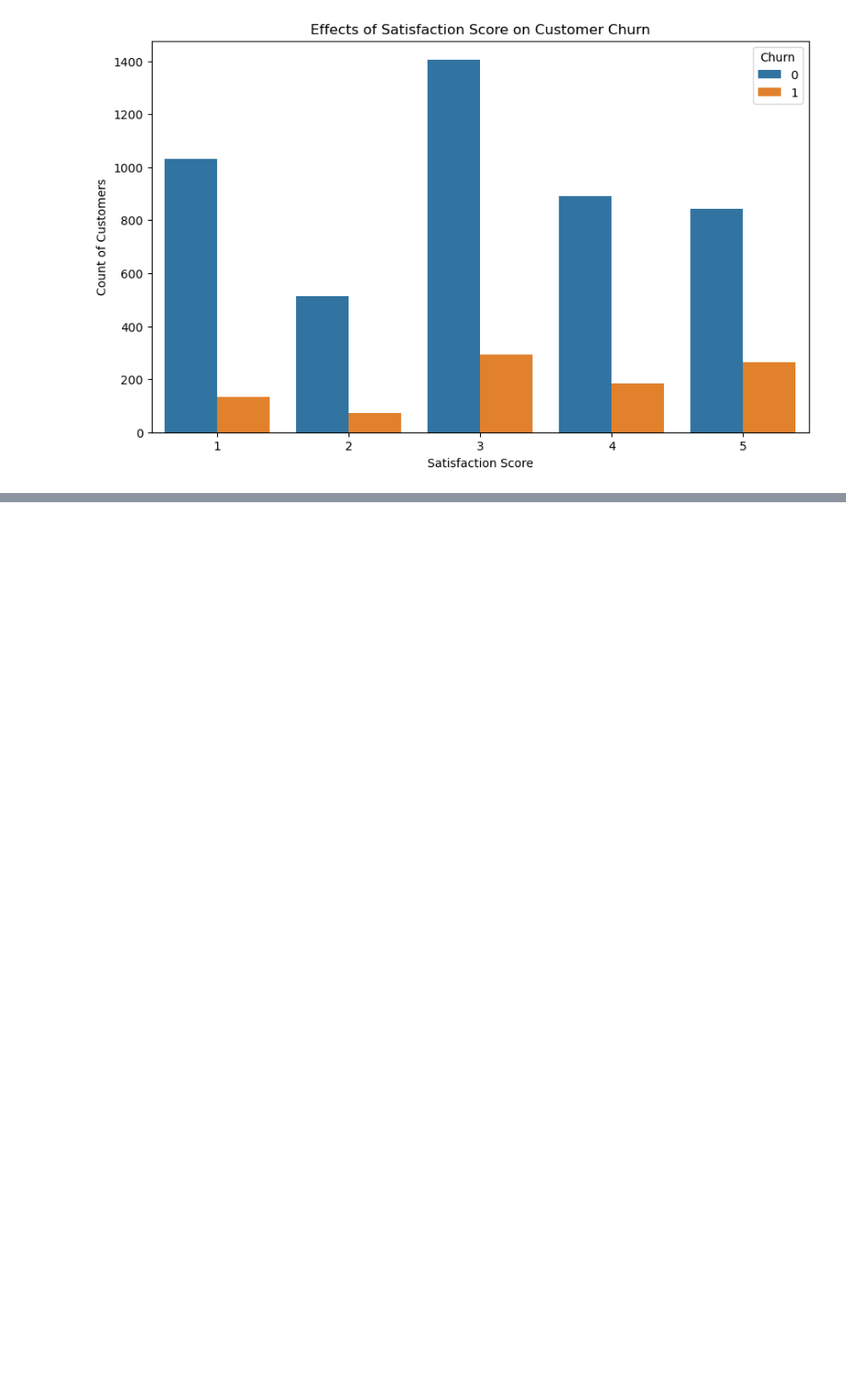
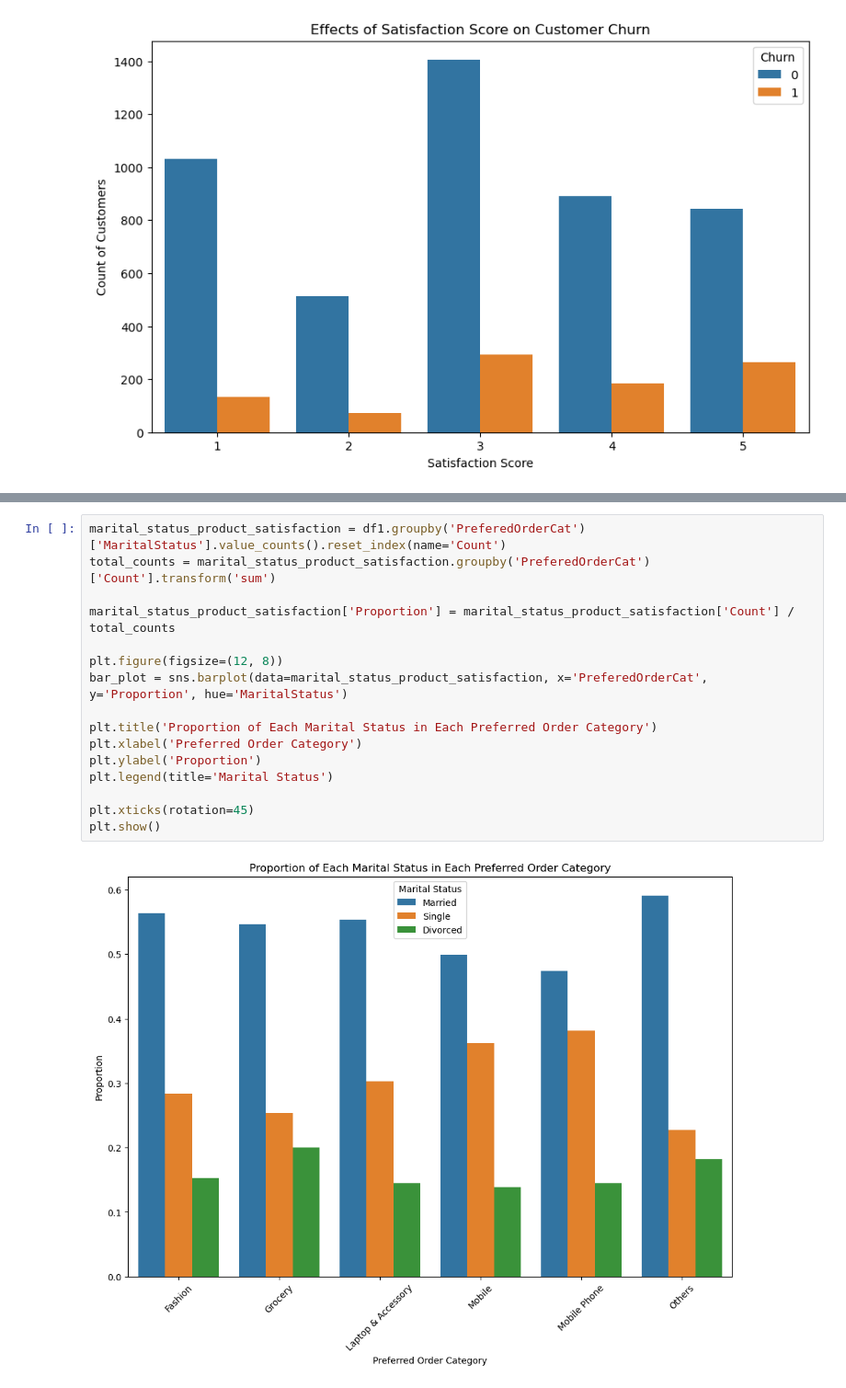
Before and after one commit to julia-sam/e-commerce-churn-prediction, a Jupyter notebook: E-Commerce Churn Prediction.ipynb, the cells around one changed output, grey strips where cells are left out. Shown at 92% size. Cells and saved outputs as stored; diff of their text form; blank space fills up the shorter version.

```diff
--- a/E-Commerce Churn Prediction.ipynb
+++ b/E-Commerce Churn Prediction.ipynb
@@ -260,0 +349,18 @@ plt.show()
+# %%
+marital_status_product_satisfaction = df1.groupby('PreferedOrderCat')['MaritalStatus'].value_counts().reset_index(name='Count')
+total_counts = marital_status_product_satisfaction.groupby('PreferedOrderCat')['Count'].transform('sum')
+
+marital_status_product_satisfaction['Proportion'] = marital_status_product_satisfaction['Count'] / total_counts
+
+plt.figure(figsize=(12, 8))
+bar_plot = sns.barplot(data=marital_status_product_satisfaction, x='PreferedOrderCat', y='Proportion', hue='MaritalStatus')
+
+plt.title('Proportion of Each Marital Status in Each Preferred Order Category')
+plt.xlabel('Preferred Order Category')
+plt.ylabel('Proportion')
+plt.legend(title='Marital Status')
+
+plt.xticks(rotation=45)
+plt.show()
+# %% [output]
+[figure, added]
```
Also changed, not shown: parts of 8 cells of this notebook.
